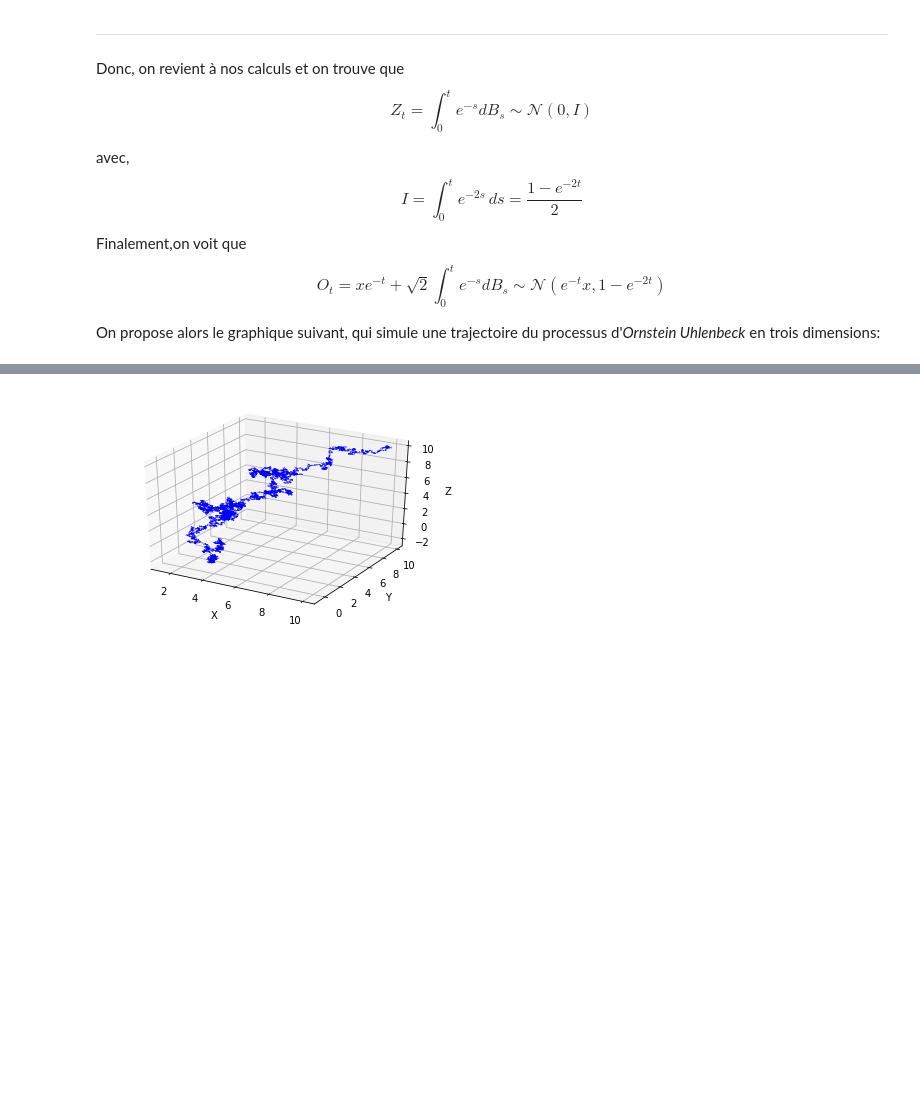
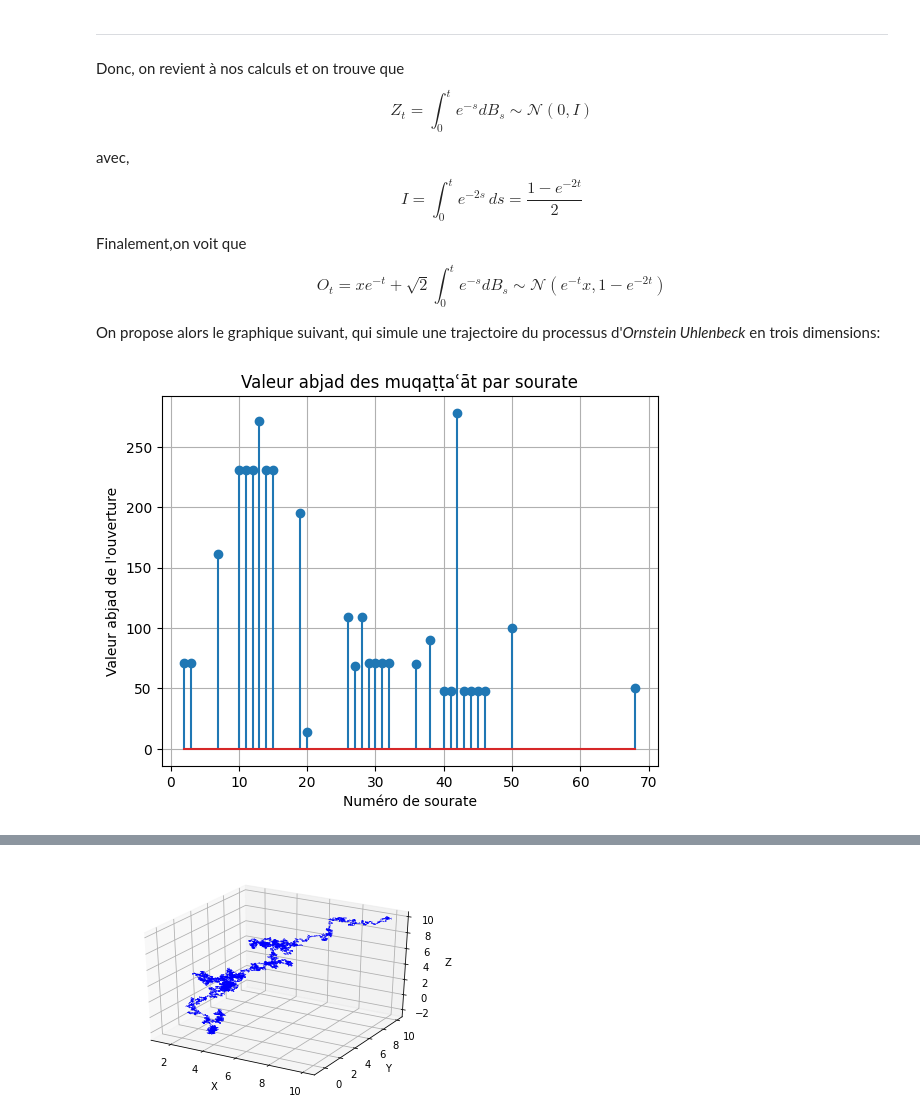
Before and after one commit to EssaddekOthmane/Ornstein-Uhlenbeck-process, a Jupyter notebook: Ornstein_Uhlenbeck.ipynb, the cells around one changed output, grey strips where cells are left out. Saved outputs shown, nothing was run; the diff lists cells and outputs as text; code cells hidden in the pictures; blank space fills up the shorter version.

```diff
--- a/Ornstein_Uhlenbeck.ipynb
+++ b/Ornstein_Uhlenbeck.ipynb
@@ -106,3 +106,27 @@ $$O_{t}=xe^{-t}+\sqrt{2}\int_{0}^t e^{-s}dB_{s}\sim \mathcal{N}(e^{-t}x,1-e^{-2t
 
 
 On propose alors le graphique suivant, qui simule une trajectoire  du processus d'*Ornstein Uhlenbeck* en trois dimensions:
+# %%
+import matplotlib.pyplot as plt
+
+# Indices des sourates avec muqatta'at
+surah_indices = [2,3,7,10,11,12,13,14,15,
+                 19,20,26,27,28,
+                 29,30,31,32,
+                 36,38,40,41,42,43,44,45,46,50,68]
+
+# Valeurs abjad correspondantes (dans le même ordre)
+abjad_values = [71,71,161,231,231,231,271,231,231,
+                195,14,109,69,109,
+                71,71,71,71,
+                70,90,48,48,278,48,48,48,48,100,50]
+
+plt.figure()
+plt.stem(surah_indices, abjad_values)
+plt.xlabel("Numéro de sourate")
+plt.ylabel("Valeur abjad de l'ouverture")
+plt.title("Valeur abjad des muqaṭṭaʿāt par sourate")
+plt.grid(True)
+plt.show()
+# %% [output]
+[figure, added]
```
Also changed, not shown: parts of 24 cells of this notebook.
